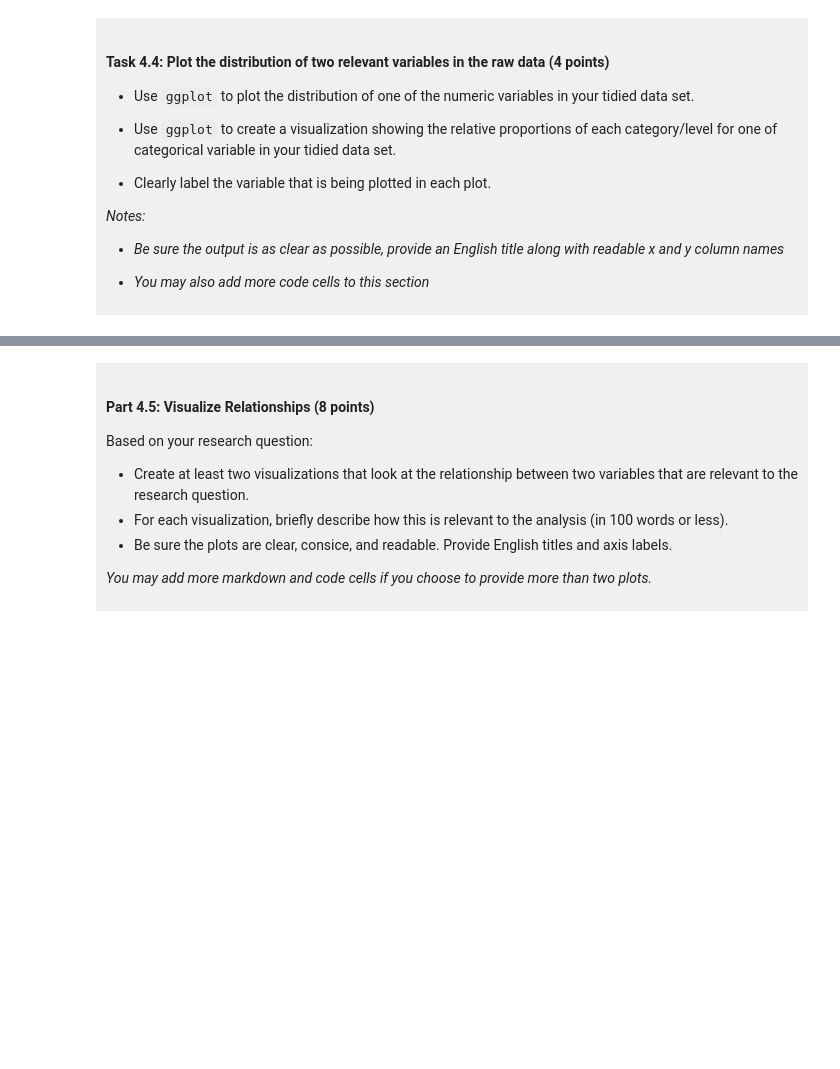
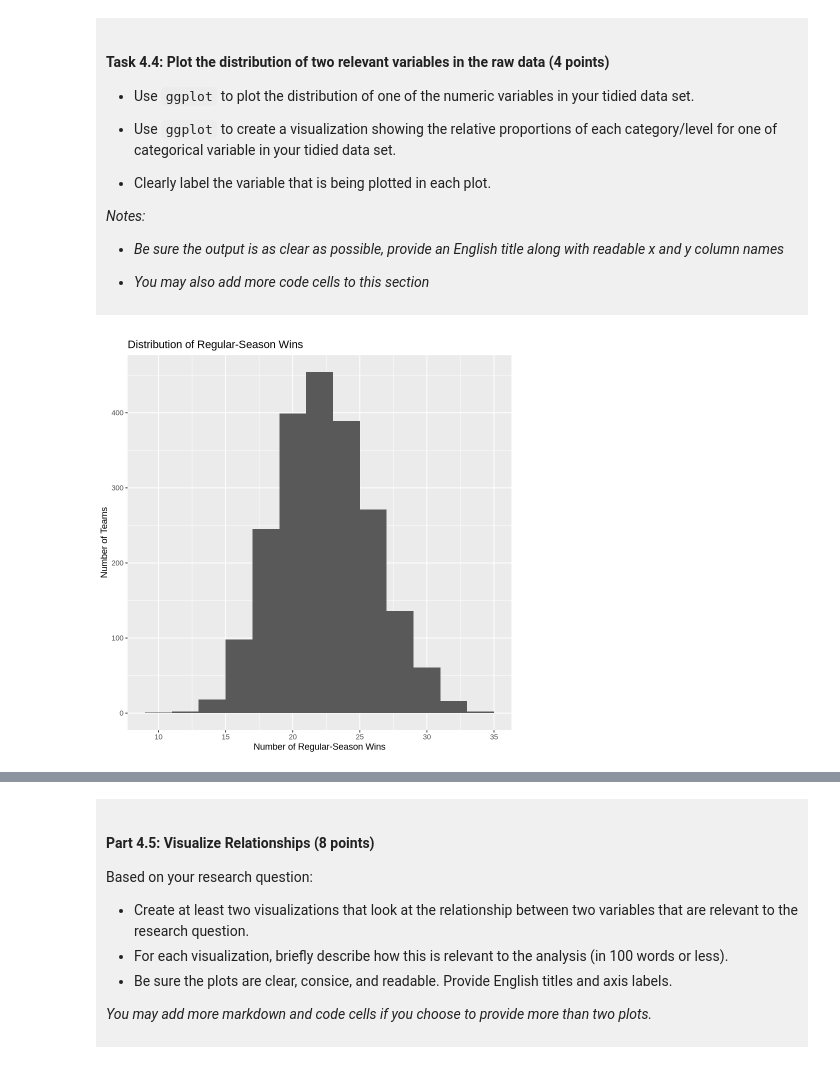
Before and after one commit to ethanshao1027-collab/DSCI-100-Project-ETHANSHAO, a Jupyter notebook: dsci-100-project-notebook.ipynb, the cells around one changed output, grey strips where cells are left out. Cells and saved outputs as stored; diff of their text form; code cells hidden in the pictures; blank space fills up the shorter version.

```diff
--- a/dsci-100-project-notebook.ipynb
+++ b/dsci-100-project-notebook.ipynb
@@ -317,5 +356,9 @@ You will refine your research question (if needed) and produce a tidy data set.
 
 </div>
 # %%
-### EDIT THIS CODE CELL FOR PLOT 1 ###
+ggplot(womens_march_madness_tidy, aes(x = reg_wins)) +
+    geom_histogram(binwidth = 2) +
+    labs(title = "Distribution of Regular-Season Wins",x = "Number of Regular-Season Wins",y = "Number of Teams")
+# %% [output]
+[figure, added]
 # %%
```
Also changed, not shown: parts of 7 cells of this notebook.
